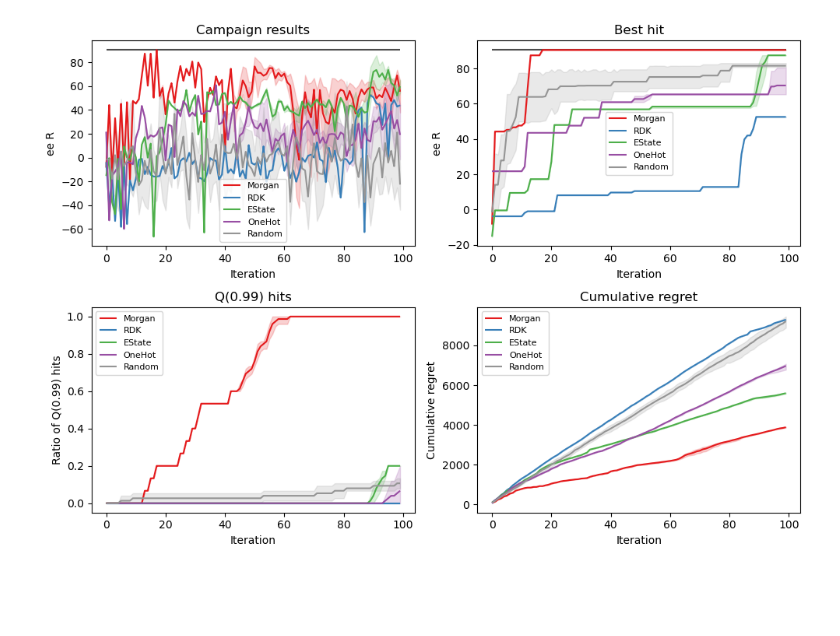
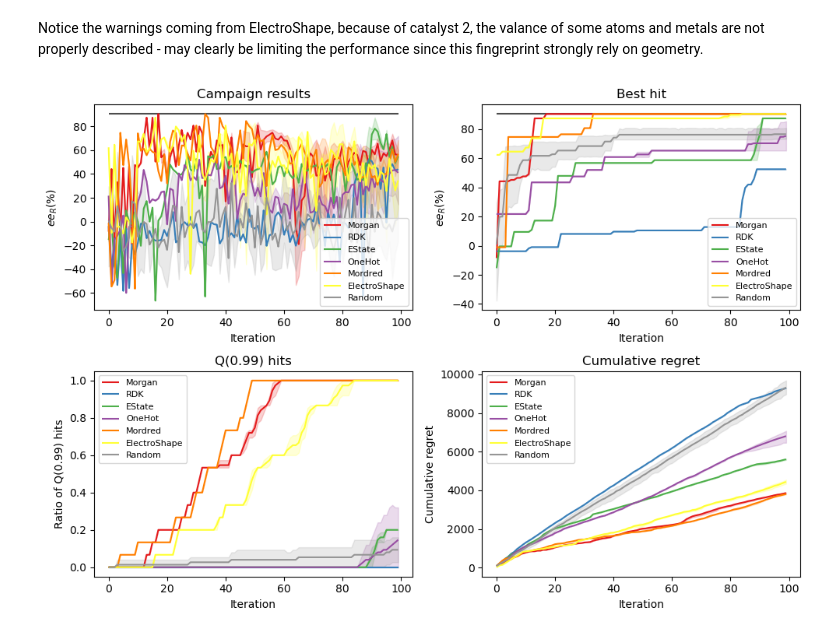
Before and after one commit to Lecmino/ai4chem-bo, a Jupyter notebook: bo_fingerprints_batch.ipynb, the cells around one changed output. Saved outputs shown, nothing was run; the diff lists cells and outputs as text; code cells hidden in the pictures; blank space fills up the shorter version.

```diff
--- a/bo_fingerprints_batch.ipynb
+++ b/bo_fingerprints_batch.ipynb
@@ -52,36 +64,32 @@ def get_method_searchspace(method_name):
 # %%
-METHODS = ['Morgan', 'RDK', 'EState', 'OneHot']
+#compute the fingerprints, takes around 5 minutes on my laptop (11th Gen i7 @ 2.80 GHz, 16GB RAM)
 
-# ─── Global BO settings ───────────────────────────────────────────────────
+METHODS = ['Morgan', 'RDK', 'EState', 'OneHot', 'Mordred', 'ElectroShape']
+
 BATCH_SIZE       = 1
 N_DOE_ITERATIONS = 100
 N_MC_ITERATIONS  = 5
 
+#Use the Botorch recommender with FPS for the first 10 iterations, default behavior
 botorch_fps_recommender = TwoPhaseMetaRecommender(
     initial_recommender=FPSRecommender(),
     recommender=BotorchRecommender(),
     switch_after=10,
 )
+
+#random recommender for baseline
 random_recommender = RandomRecommender()
 
 lookup = df[['reactant_1', 'catalyst_1', 'curated_catalyst_2', 'ee_R']]
-# ──────────────────────────────────────────────────────────────────────────
 
 objective = SingleTargetObjective(
     target=NumericalTarget(name='ee_R', mode="MAX")
 )
 
+#random campaign defined from any searchspace, should not impact the results
 rdm_campaign = Campaign(get_method_searchspace('EState'), objective, random_recommender)
 
+#create the scenario from the campaigns
 scenario = {method:Campaign(get_method_searchspace(method), objective, botorch_fps_recommender) for method in METHODS}
 scenario['Random'] = rdm_campaign
-
-
-results = simulate_scenarios(
-    scenario,
-    lookup,
-    batch_size       = BATCH_SIZE,
-    n_doe_iterations = N_DOE_ITERATIONS,
-    n_mc_iterations  = N_MC_ITERATIONS,
-)
 # %% [output]
@@ -105,0 +113,2 @@ AttributeError: 'NoneType' object has no attribute 'columns'
+# %% [markdown]
+Notice the warnings coming from ElectroShape, because of catalyst 2, the valance of some atoms and metals are not properly described - may clearly be limiting the performance since this fingreprint strongly rely on geometry.
@@ -106,4 +125,4 @@ AttributeError: 'NoneType' object has no attribute 'columns'
 # %%
-plot_results(results, lookup, figure_name=f"fingerprints.png", nbr_controls=1)
+plot_results(results, lookup, figure_name="fingerprints.png", nbr_controls=1)
 # %% [output]
-[figure, old version]
+[figure, new version]
```
Also changed, not shown: parts of 4 cells of this notebook.
